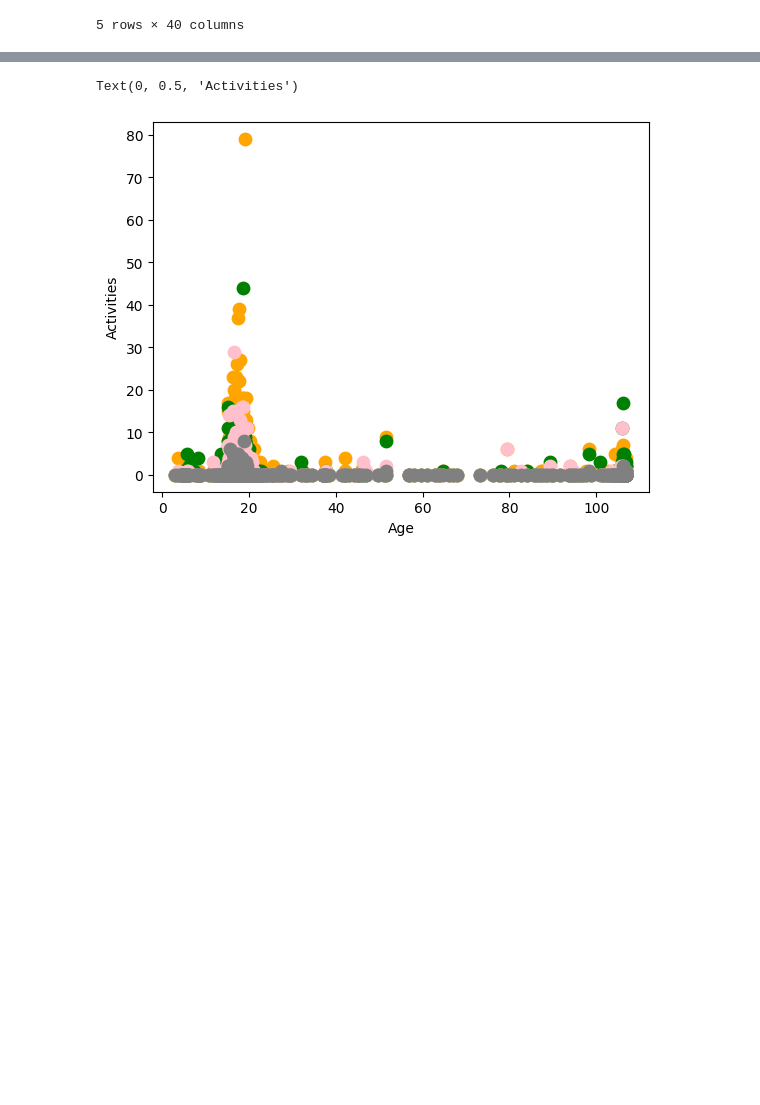
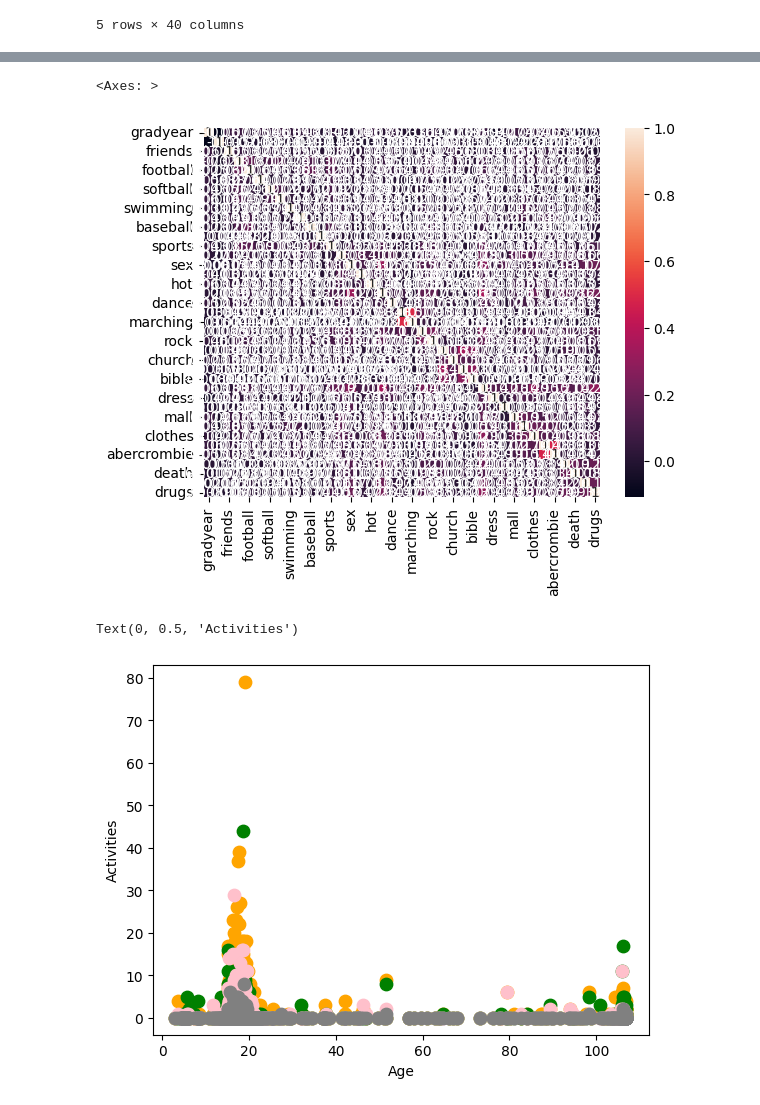
Before and after one commit to memoryused/Learn-SQL-GroupMGPB, a Jupyter notebook: K_Means_algorithm.ipynb, the cells around one changed output, grey strips where cells are left out. Cells and saved outputs as stored; diff of their text form; code cells hidden in the pictures; blank space fills up the shorter version.

```diff
--- a/K_Means_algorithm.ipynb
+++ b/K_Means_algorithm.ipynb
@@ -22,0 +105,9 @@ df.head()
+# %%
+import seaborn as sns
+
+# Correlation
+corr_matrix=df.corr()
+sns.heatmap(corr_matrix, annot=True)
+# %% [output]
+<Axes: >
+[figure, added]
```
Also changed, not shown: parts of 4 cells of this notebook.
